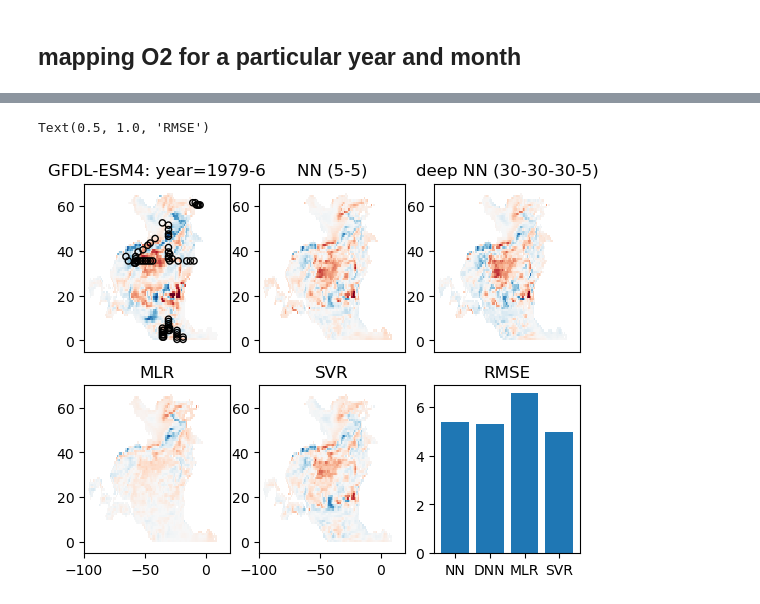
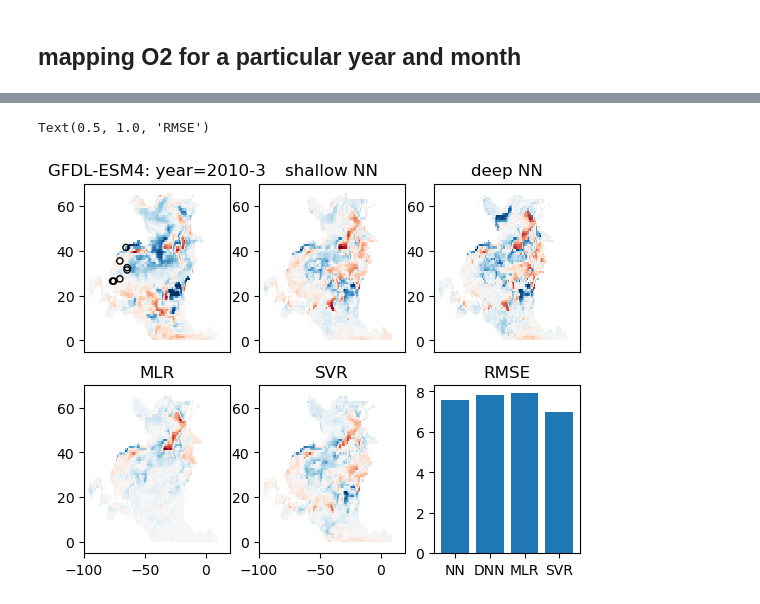
Before and after one commit to takaito1/ML4O2, a Jupyter notebook: develop/o2mod_example_CV.ipynb, the cells around one changed output, grey strips where cells are left out. Saved outputs shown, nothing was run; the diff lists cells and outputs as text; code cells hidden in the pictures.

```diff
--- a/develop/o2mod_example_CV.ipynb
+++ b/develop/o2mod_example_CV.ipynb
@@ -362,8 +364,8 @@ RMSE =  3.825837195794247
 # %% [markdown]
 ## mapping O2 for a particular year and month
 # %%
-year = 1979
-month = 6
+year = 2010
+month = 3
 it = month+(year-1965)*12-1
 print('time index = '+str(it))
 # %% [output]
@@ -485,33 +487,34 @@ ax[0,0].set_xticks([])
 ax[0,1].pcolormesh(xx,yy,o2estSNN,vmin=-30,vmax=30,cmap='RdBu_r')
 ax[0,1].set_xlim(-100,20)
 ax[0,1].set_ylim(-5,70)
-ax[0,1].set_title('NN (5-5)')
+ax[0,1].set_title('shallow NN')
 ax[0,1].set_xticks([])
 #
 ax[0,2].pcolormesh(xx,yy,o2estNN,vmin=-30,vmax=30,cmap='RdBu_r')
 ax[0,2].set_xlim(-100,20)
 ax[0,2].set_ylim(-5,70)
-ax[0,2].set_title('deep NN (30-30-30-5)')
+ax[0,2].set_title('deep NN')
 ax[0,2].set_xticks([])
 #
 #ax[0,2].pcolormesh(xx,yy,o2est-doa,vmin=-30,vmax=30,cmap='RdBu_r')
 #ax[0,2].set_xlim(-100,20)
 #ax[0,2].set_ylim(-5,70)
 #ax[0,2].set_title('bias')
 #
 ax[1,0].pcolormesh(xx,yy,o2estMLR,vmin=-30,vmax=30,cmap='RdBu_r')
 ax[1,0].set_xlim(-100,20)
 ax[1,0].set_ylim(-5,70)
 ax[1,0].set_title('MLR')
 #
 ax[1,1].pcolormesh(xx,yy,o2estSVR,vmin=-30,vmax=30,cmap='RdBu_r')
 ax[1,1].set_xlim(-100,20)
 ax[1,1].set_ylim(-5,70)
 ax[1,1].set_title('SVR')
 #
 ax[1,2].bar(['NN','DNN','MLR','SVR'],[RMSE_SNN,RMSE_DNN,RMSE_MLR,RMSE_SVR])
 ax[1,2].set_title('RMSE')
 #ax[1,2].bar(['NN','DNN','MLR','SVR'],[R_NN,R_DNN,R_MLR,R_SVR])
+#ax[1,2].set_title('R')
 # %% [output]
 Text(0.5, 1.0, 'RMSE')
-[figure, old version]
+[figure, new version]
```
Also changed, not shown: parts of 3 cells of this notebook.
